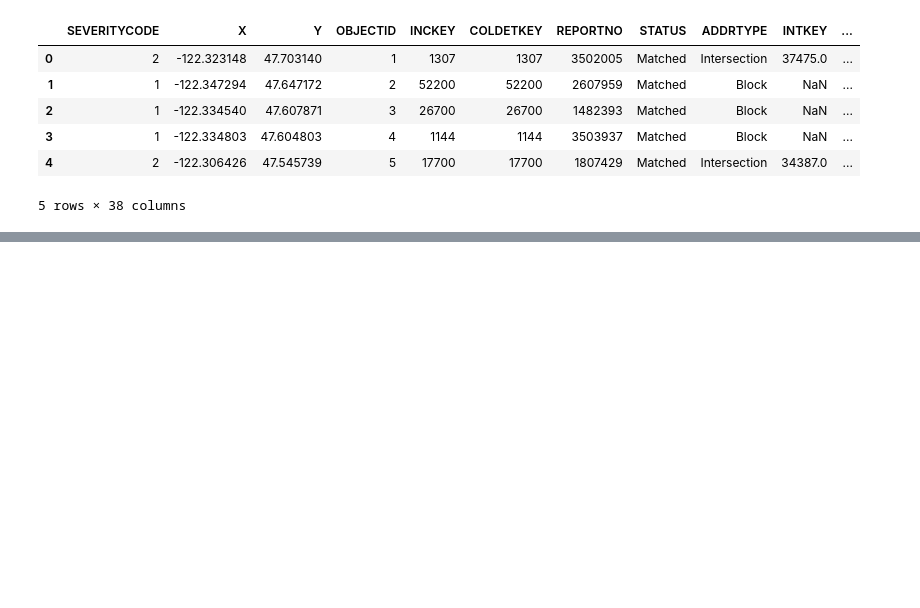
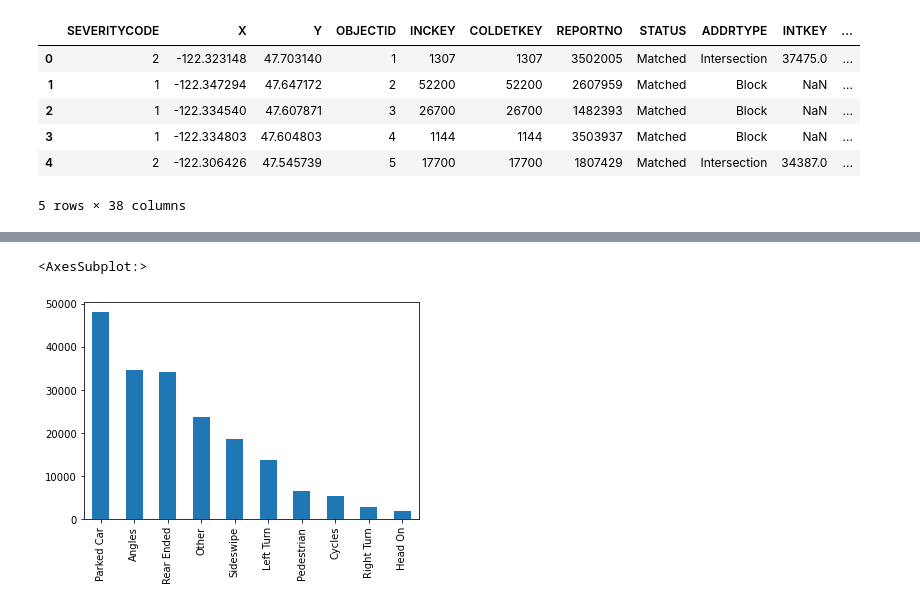
Before and after one commit to MaulikDave9/Coursera_Capstone, a Jupyter notebook: Capstone.ipynb, the cells around one changed output, grey strips where cells are left out. Cells and saved outputs as stored; diff of their text form; code cells hidden in the pictures; blank space fills up the shorter version.

```diff
--- a/Capstone.ipynb
+++ b/Capstone.ipynb
@@ -23,0 +68,5 @@ df.head()
+# %%
+df['COLLISIONTYPE'].value_counts().plot(kind = 'bar')
+# %% [output]
+<AxesSubplot:>
+[figure, added]
```
Also changed, not shown: parts of 9 cells of this notebook.
